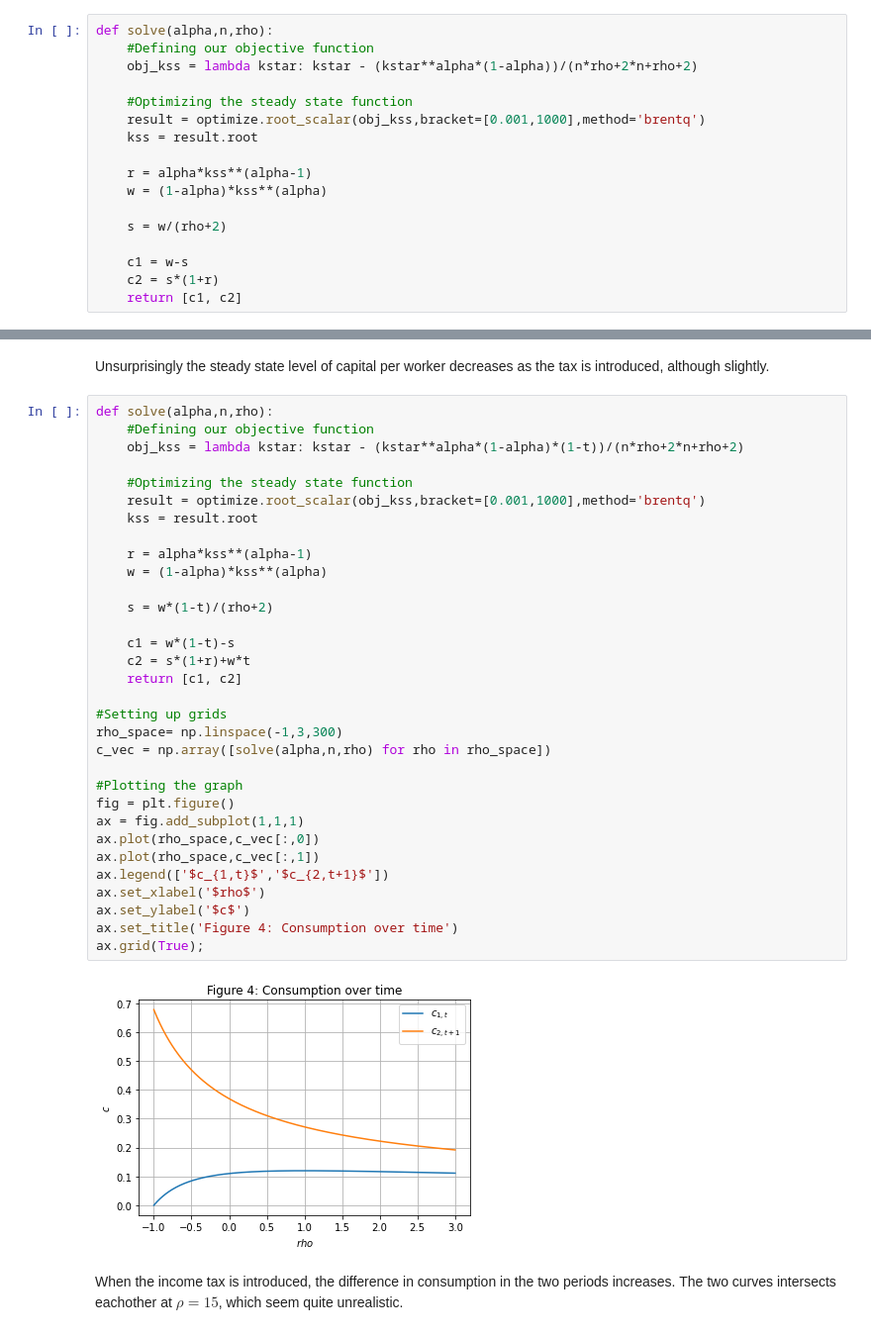
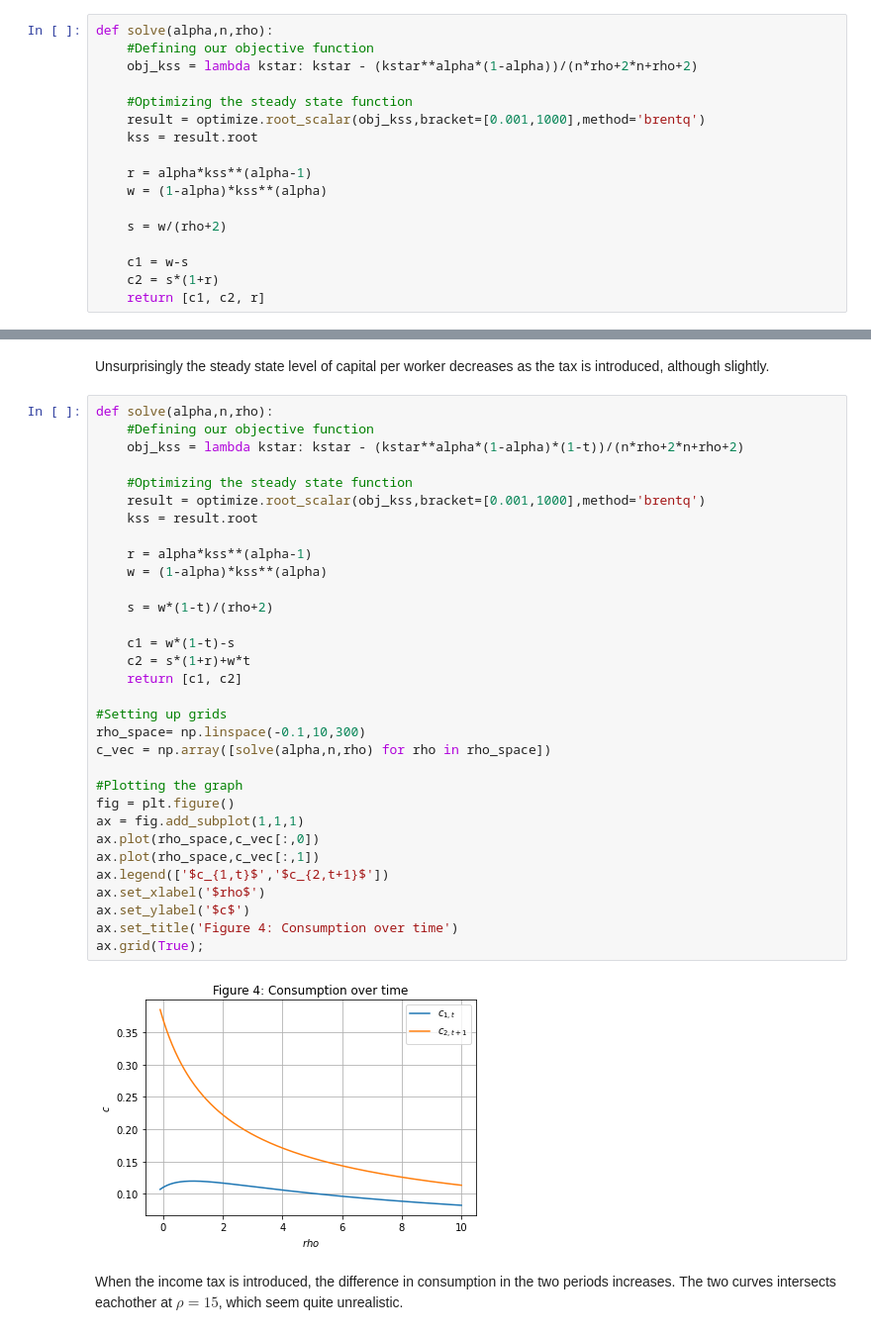
Before and after one commit to AskerNC/projects-2021-team-olm, a Jupyter notebook: modelproject/modelproject.ipynb, the cells around one changed output, grey strips where cells are left out. Shown at 99% size. Drawn from its saved outputs; the diff is of its cells as text.

```diff
--- a/modelproject/modelproject.ipynb
+++ b/modelproject/modelproject.ipynb
@@ -273,4 +296,4 @@ def solve(alpha,n,rho):
 
     c1 = w-s
     c2 = s*(1+r)
-    return [c1, c2]
+    return [c1, c2, r]
@@ -361,35 +418,35 @@ def solve(alpha,n,rho):
     #Defining our objective function
     obj_kss = lambda kstar: kstar - (kstar**alpha*(1-alpha)*(1-t))/(n*rho+2*n+rho+2)
 
     #Optimizing the steady state function
     result = optimize.root_scalar(obj_kss,bracket=[0.001,1000],method='brentq')
     kss = result.root
 
     r = alpha*kss**(alpha-1)
     w = (1-alpha)*kss**(alpha)
 
     s = w*(1-t)/(rho+2)
 
     c1 = w*(1-t)-s
     c2 = s*(1+r)+w*t
     return [c1, c2]
 
 #Setting up grids
-rho_space= np.linspace(-1,3,300)
+rho_space= np.linspace(-0.1,10,300)
 c_vec = np.array([solve(alpha,n,rho) for rho in rho_space])
 
 #Plotting the graph
 fig = plt.figure()
 ax = fig.add_subplot(1,1,1)
 ax.plot(rho_space,c_vec[:,0])
 ax.plot(rho_space,c_vec[:,1])
 ax.legend(['$c_{1,t}$','$c_{2,t+1}$'])
 ax.set_xlabel('$rho$')
 ax.set_ylabel('$c$')
 ax.set_title('Figure 4: Consumption over time')
 ax.grid(True);
 # %% [output]
-[figure, old version]
+[figure, new version]
 # %% [markdown]
 When the income tax is introduced, the difference in consumption in the two periods increases. The two curves intersects eachother at $\rho=15$, which seem quite unrealistic.
 # %% [markdown]
```
Also changed, not shown: parts of 7 cells of this notebook.
